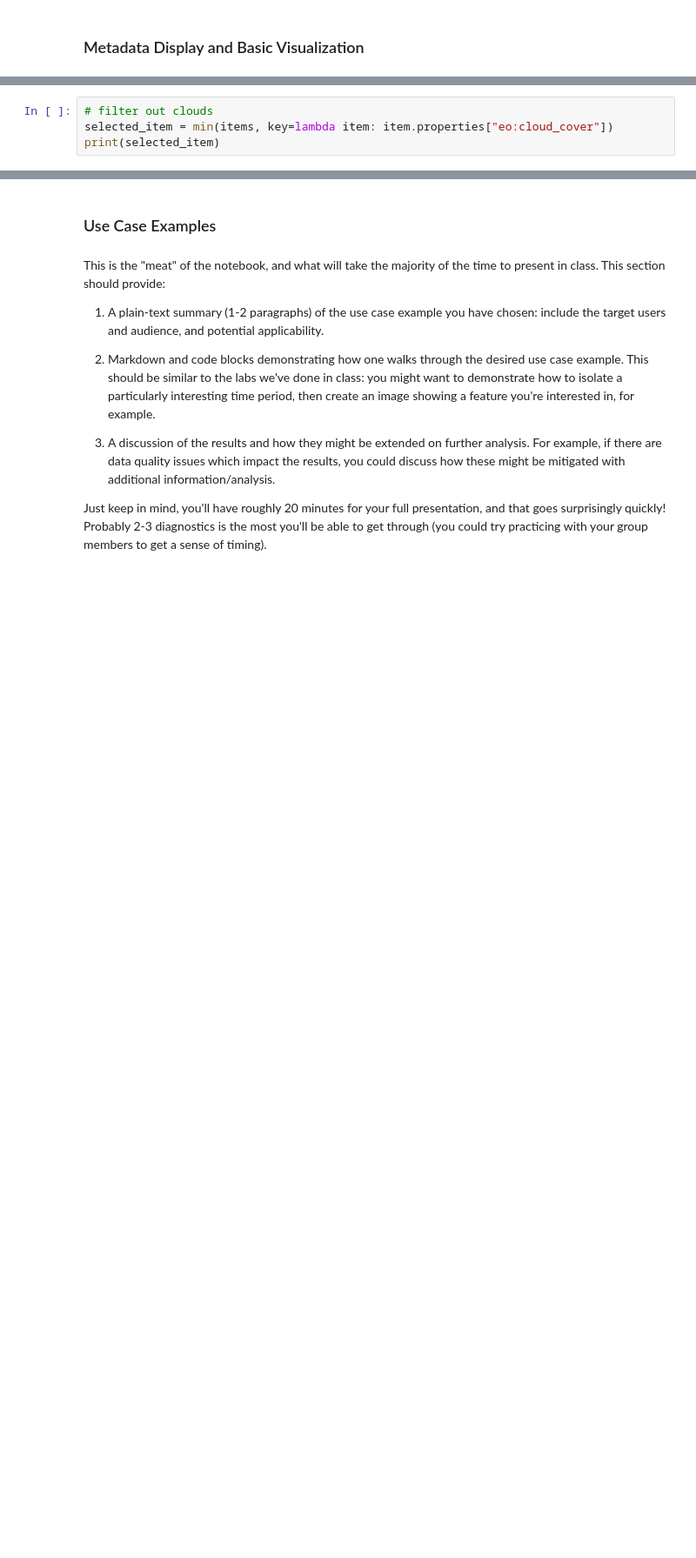
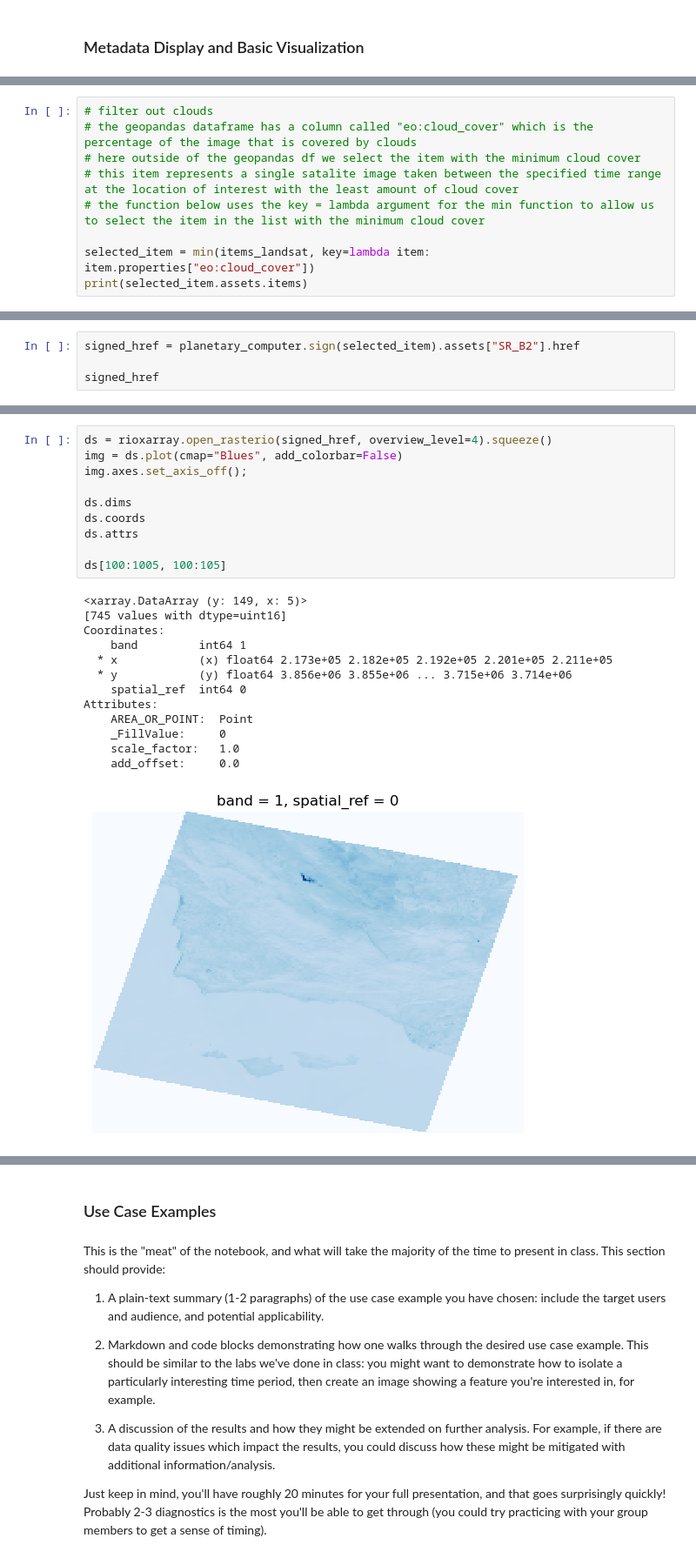
Before and after one commit to EDS220-Fall2022-org/homework-2-mac, a Jupyter notebook: finalproject_MAC.ipynb, the cells around one changed output, grey strips where cells are left out. Shown at 87% size. Cells and saved outputs as stored; diff of their text form; blank space fills up the shorter version.

```diff
--- a/finalproject_MAC.ipynb
+++ b/finalproject_MAC.ipynb
@@ -95,5 +164,10 @@ df = geopandas.GeoDataFrame.from_features(items.to_dict(), crs="epsg:4326")
 # %%
 # filter out clouds
-selected_item = min(items, key=lambda item: item.properties["eo:cloud_cover"])
-print(selected_item)
+# the geopandas dataframe has a column called "eo:cloud_cover" which is the percentage of the image that is covered by clouds
+# here outside of the geopandas df we select the item with the minimum cloud cover
+# this item represents a single satalite image taken between the specified time range at the location of interest with the least amount of cloud cover
+# the function below uses the key = lambda argument for the min function to allow us to select the item in the list with the minimum cloud cover
+
+selected_item = min(items_landsat, key=lambda item: item.properties["eo:cloud_cover"])
+print(selected_item.assets.items)
 # %% [output]
@@ -129,3 +205,7 @@ selected_item.assets["rendered_preview"].to_dict()
 Image(url=selected_item.assets["rendered_preview"].href, width=500)
 # %% [output]
 [interactive output not drawn]
+# %%
+signed_href = planetary_computer.sign(selected_item).assets["SR_B2"].href
+
+signed_href
@@ -131,0 +214,24 @@ Image(url=selected_item.assets["rendered_preview"].href, width=500)
+# %%
+ds = rioxarray.open_rasterio(signed_href, overview_level=4).squeeze()
+img = ds.plot(cmap="Blues", add_colorbar=False)
+img.axes.set_axis_off();
+
+ds.dims
+ds.coords
+ds.attrs
+
+ds[100:1005, 100:105]
+# %% [output]
+<xarray.DataArray (y: 149, x: 5)>
+[745 values with dtype=uint16]
+Coordinates:
+    band         int64 1
+  * x            (x) float64 2.173e+05 2.182e+05 2.192e+05 2.201e+05 2.211e+05
+  * y            (y) float64 3.856e+06 3.855e+06 ... 3.715e+06 3.714e+06
+    spatial_ref  int64 0
+Attributes:
+    AREA_OR_POINT:  Point
+    _FillValue:     0
+    scale_factor:   1.0
+    add_offset:     0.0
+[figure, added]
```
Also changed, not shown: parts of 9 cells of this notebook.
